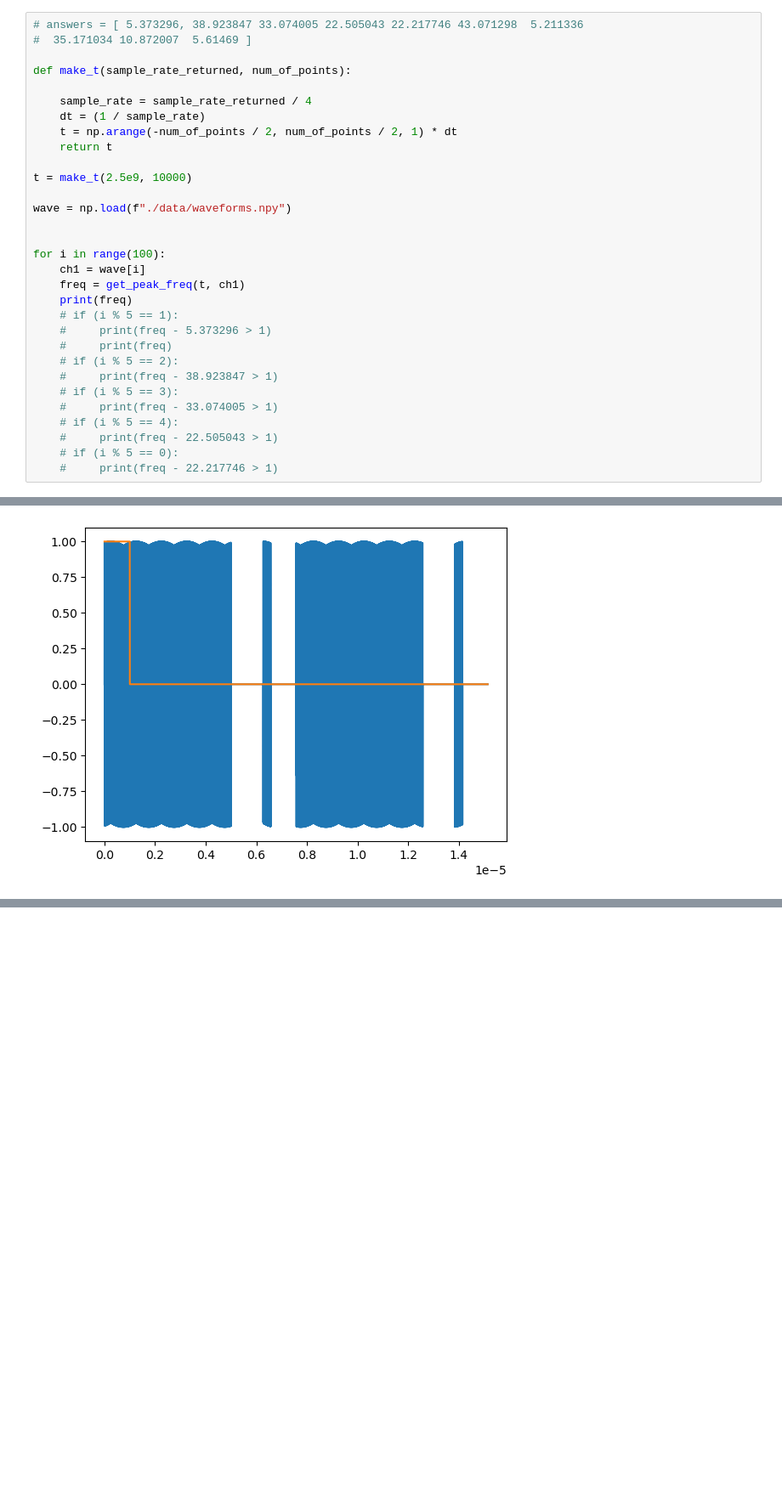
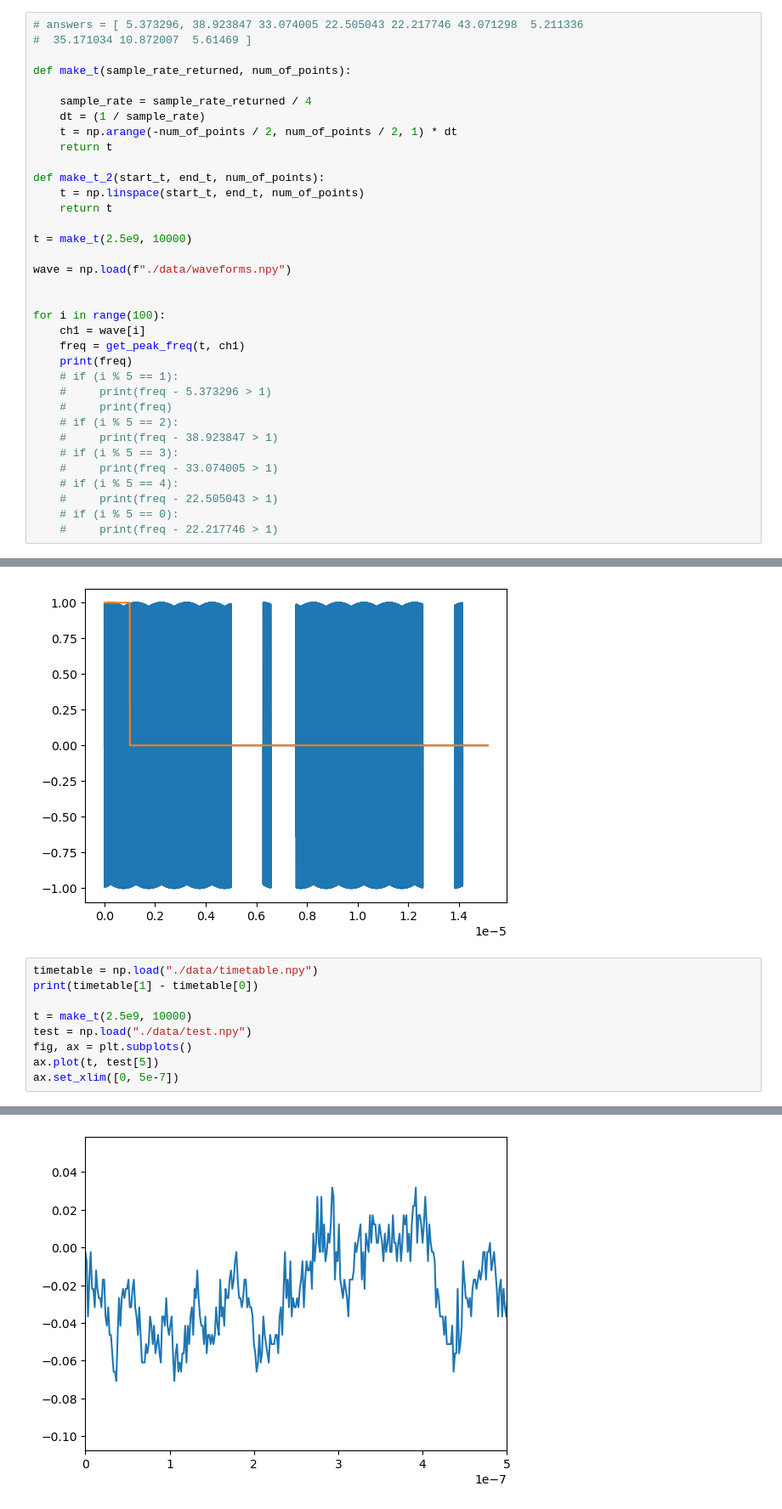
Before and after one commit to meimei2027/diamonds, a Jupyter notebook: experiment/view_data_2.ipynb, the cells around one changed output, grey strips where cells are left out. Shown at 85% size. Saved outputs shown, nothing was run; the diff lists cells and outputs as text; blank space fills up the shorter version.

```diff
--- a/experiment/view_data_2.ipynb
+++ b/experiment/view_data_2.ipynb
@@ -35,6 +35,10 @@ def make_t(sample_rate_returned, num_of_points):
     sample_rate = sample_rate_returned / 4
     dt = (1 / sample_rate)
     t = np.arange(-num_of_points / 2, num_of_points / 2, 1) * dt
+    return t
+
+def make_t_2(start_t, end_t, num_of_points):
+    t = np.linspace(start_t, end_t, num_of_points)
     return t
 
 t = make_t(2.5e9, 10000)
@@ -100,3 +104,13 @@ ax.plot(t, ch2)
 # %% [output]
 [<matplotlib.lines.Line2D at 0x...>]
 [figure]
+# %%
+timetable = np.load("./data/timetable.npy")
+print(timetable[1] - timetable[0])
+
+t = make_t(2.5e9, 10000)
+test = np.load("./data/test.npy")
+fig, ax = plt.subplots()
+ax.plot(t, test[5])
+ax.set_xlim([0, 5e-7])
+# %% [output]
@@ -102,0 +119 @@ ax.plot(t, ch2)
+[figure, added]
```
Also changed, not shown: parts of 7 cells of this notebook, 1 other file.
